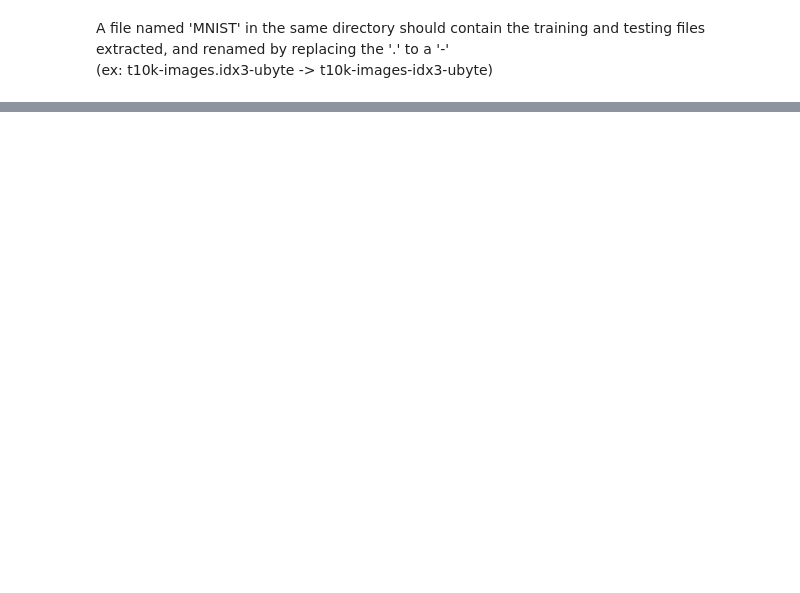
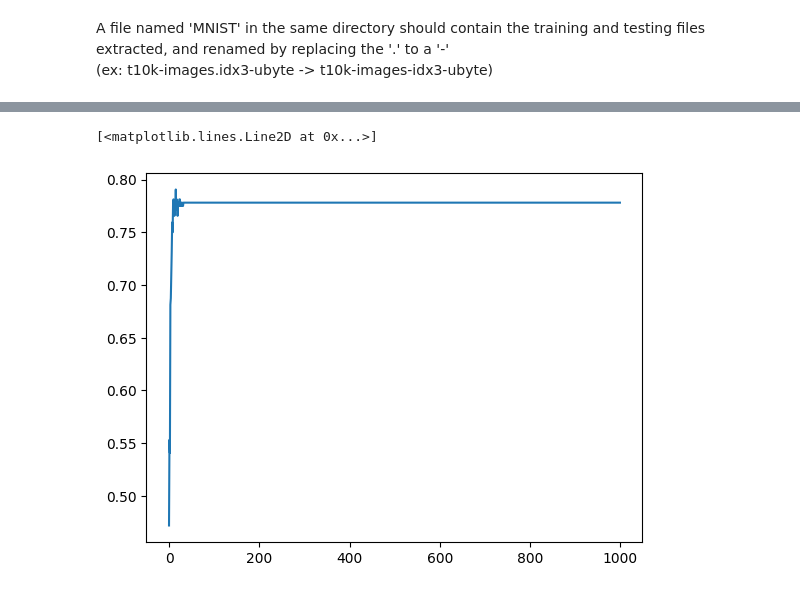
Before and after one commit to Hadiosj/Deep_Learning2, a Jupyter notebook: my_work.ipynb, the cells around one changed output, grey strips where cells are left out. Saved outputs shown, nothing was run; the diff lists cells and outputs as text; code cells hidden in the pictures; blank space fills up the shorter version.

```diff
--- a/my_work.ipynb
+++ b/my_work.ipynb
@@ -135,0 +162,6 @@ array([[0, 1, 0, 1, 1, 0, 1],
+# %%
+img_RBM = RBM(320, 250)
+plt.plot(img_RBM.train_RBM(selected_digits[0][0].flatten().reshape(1, -1), 1000, 0.01))
+# %% [output]
+[<matplotlib.lines.Line2D at 0x...>]
+[figure, added]
```
Also changed, not shown: parts of 11 cells of this notebook.
